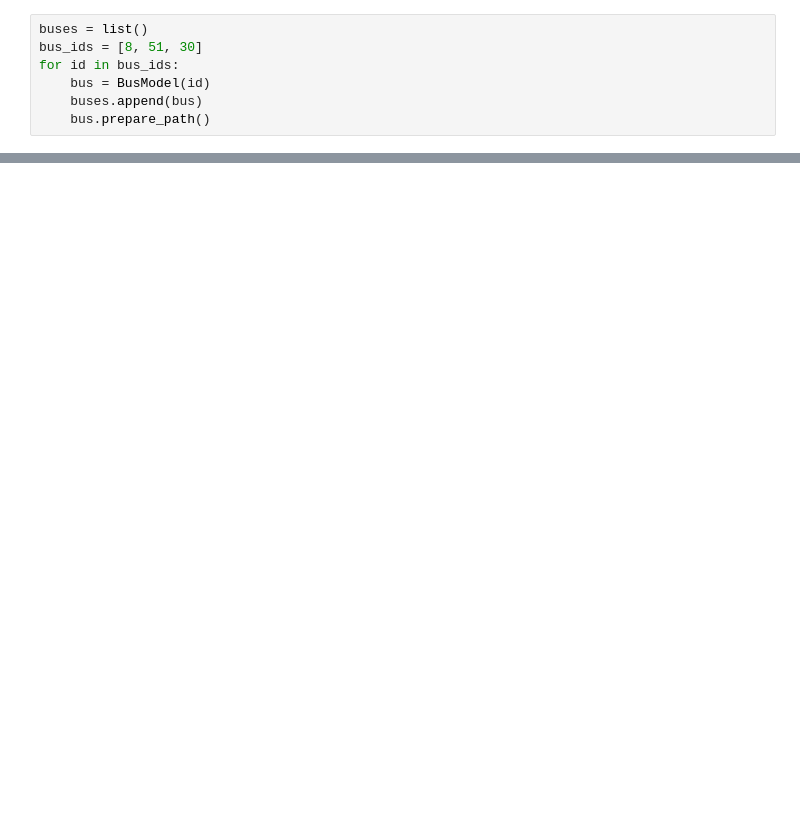
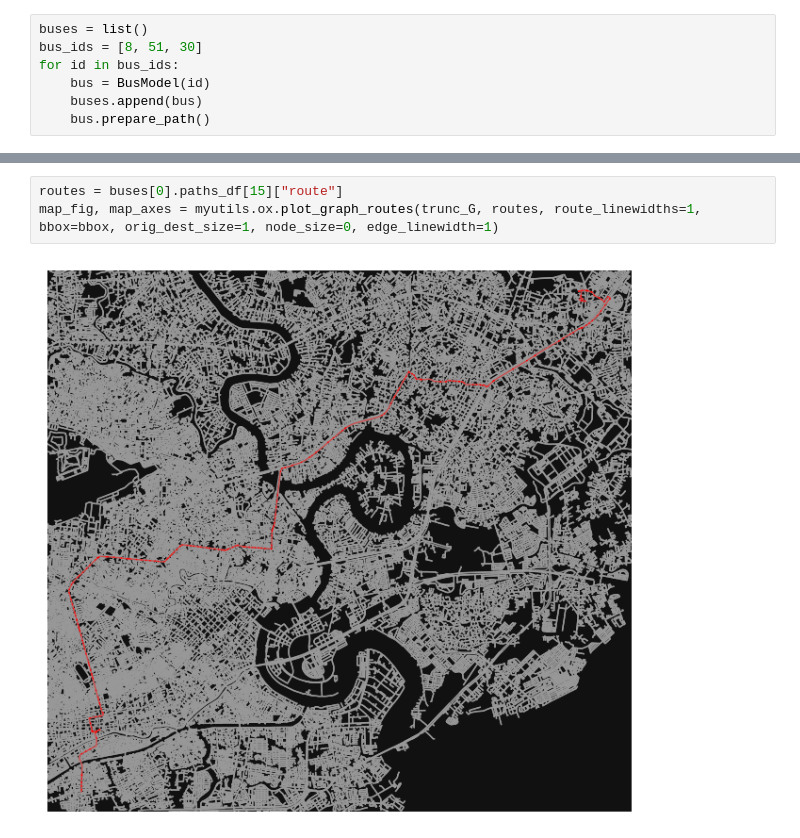
Before and after one commit to ptquang2000/hcm-bus-model, a Jupyter notebook: main.ipynb, the cells around one changed output, grey strips where cells are left out. Saved outputs shown, nothing was run; the diff lists cells and outputs as text; blank space fills up the shorter version.

```diff
--- a/main.ipynb
+++ b/main.ipynb
@@ -49,0 +78,5 @@ def get_travel_times(df):
+# %%
+routes = buses[0].paths_df[15]["route"]
+map_fig, map_axes = myutils.ox.plot_graph_routes(trunc_G, routes, route_linewidths=1, bbox=bbox, orig_dest_size=1, node_size=0, edge_linewidth=1)
+# %% [output]
+[figure, added]
```
Also changed, not shown: parts of 6 cells of this notebook, 15 other files.
